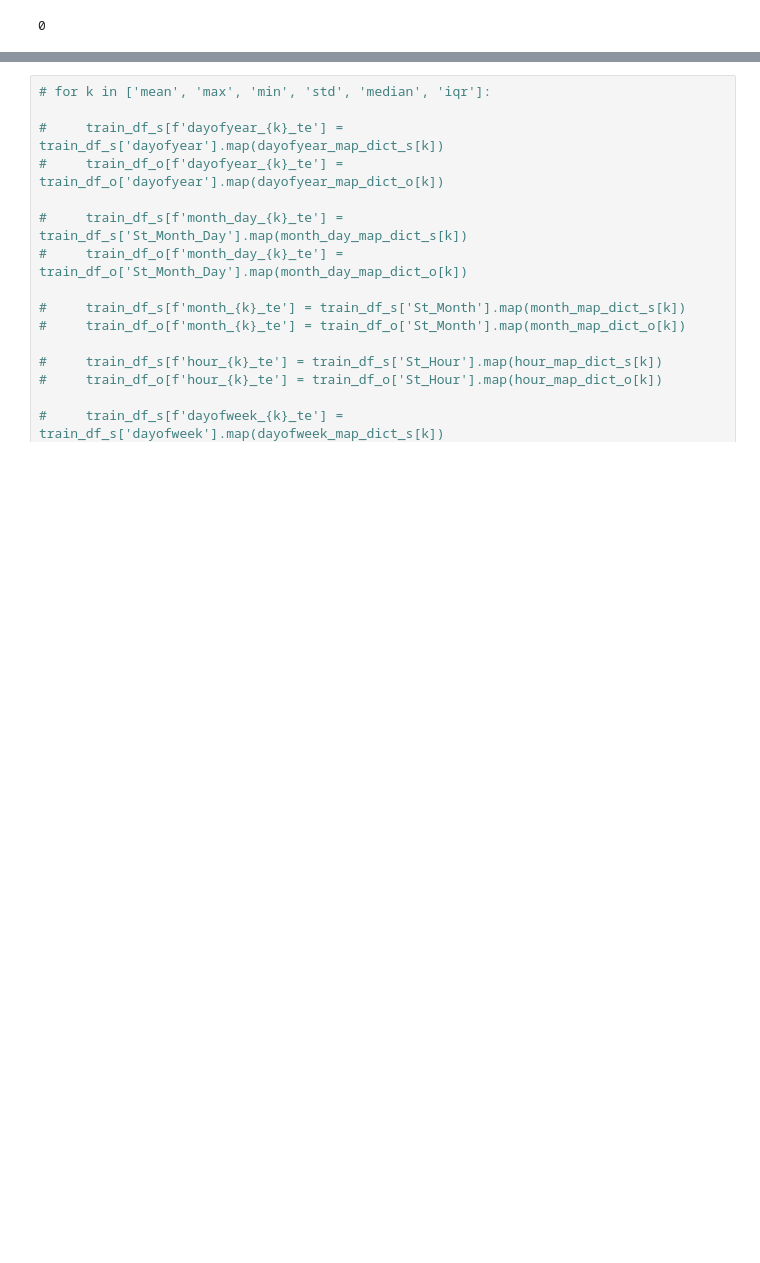
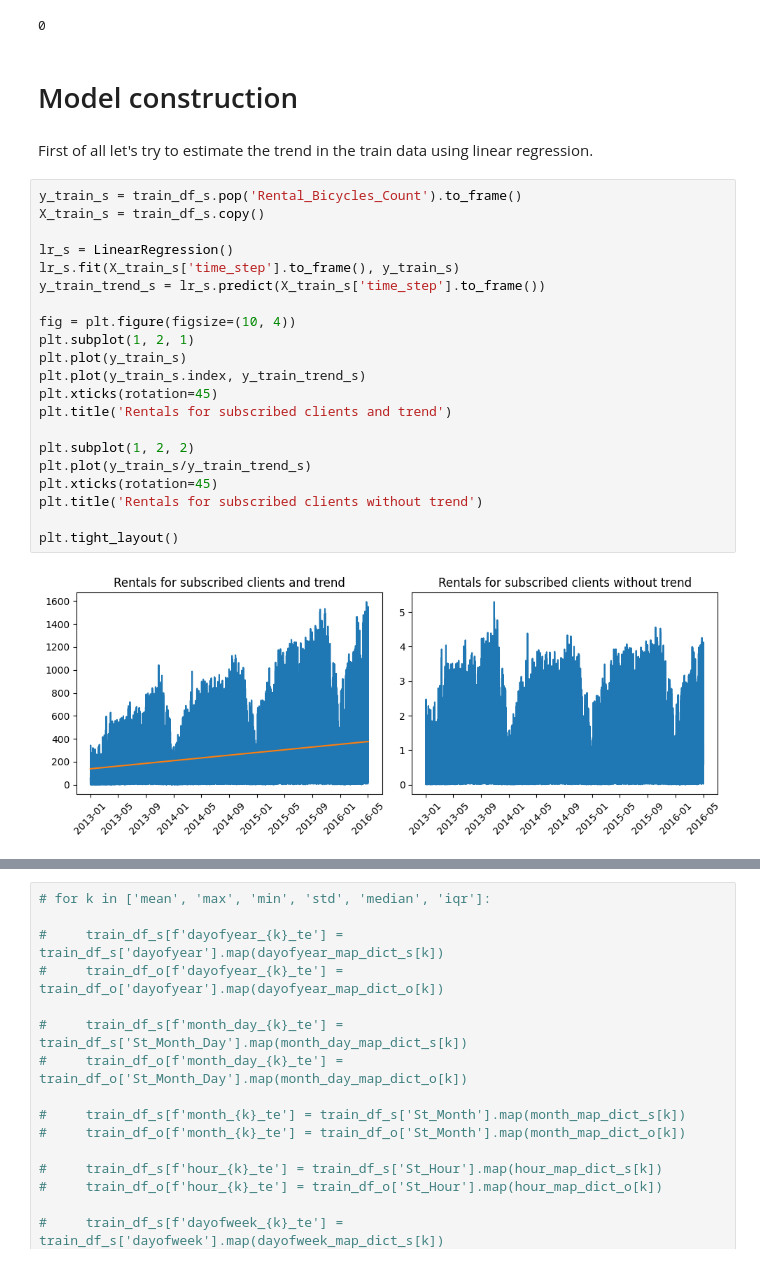
Before and after one commit to VaheC/MH_BicycleDemand_Hackathon, a Jupyter notebook: solution1.ipynb, the cells around one changed output, grey strips where cells are left out. Saved outputs shown, nothing was run; the diff lists cells and outputs as text; blank space fills up the shorter version.

Commit message:
estimate trend

```diff
--- a/solution1.ipynb
+++ b/solution1.ipynb
@@ -551,3 +553,30 @@ train_df_o.head()
 train_df_o.isnull().sum().sum()
 # %% [output]
 0
+# %% [markdown]
+# Model construction
+# %% [markdown]
+First of all let's try to estimate the trend in the train data using linear regression.
+# %%
+y_train_s = train_df_s.pop('Rental_Bicycles_Count').to_frame()
+X_train_s = train_df_s.copy()
+
+lr_s = LinearRegression()
+lr_s.fit(X_train_s['time_step'].to_frame(), y_train_s)
+y_train_trend_s = lr_s.predict(X_train_s['time_step'].to_frame())
+
+fig = plt.figure(figsize=(10, 4))
+plt.subplot(1, 2, 1)
+plt.plot(y_train_s)
+plt.plot(y_train_s.index, y_train_trend_s)
+plt.xticks(rotation=45)
+plt.title('Rentals for subscribed clients and trend')
+
+plt.subplot(1, 2, 2)
+plt.plot(y_train_s/y_train_trend_s)
+plt.xticks(rotation=45)
+plt.title('Rentals for subscribed clients without trend')
+
+plt.tight_layout()
+# %% [output]
+[figure, added]
```
Also changed, not shown: parts of 5 cells of this notebook.
